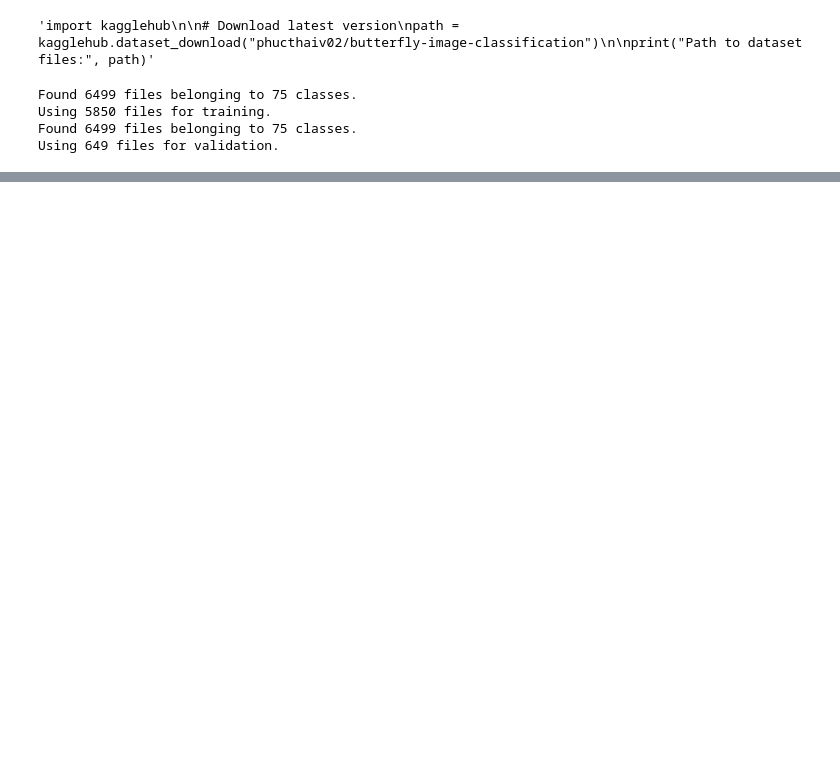
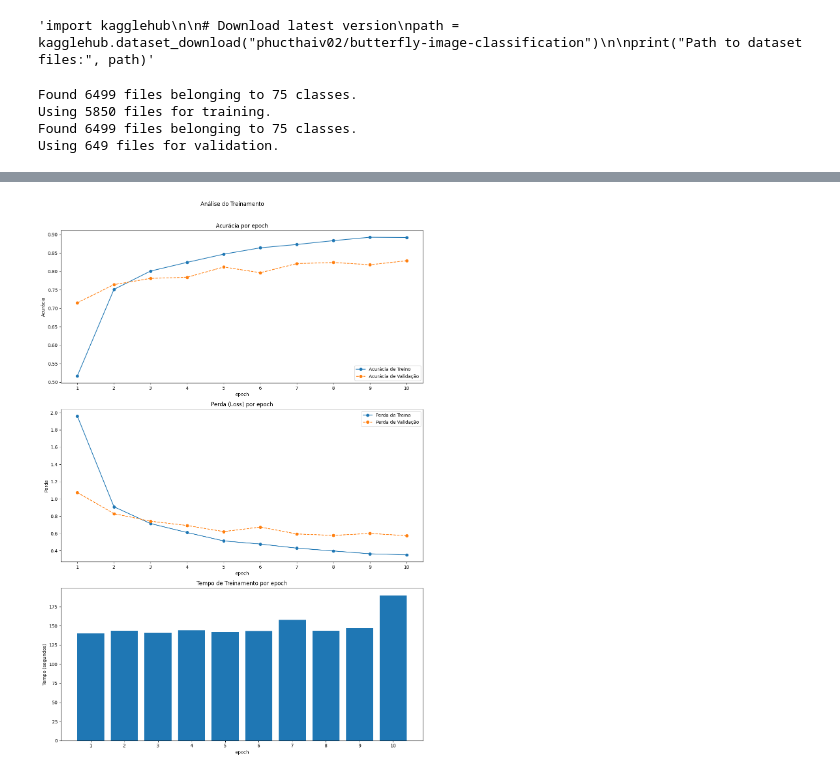
Before and after one commit to PedroQuinet/IC-UFRJ-Zanini, a Jupyter notebook: transfer_learning_reference_2/training_models_metodo2.ipynb, the cells around one changed output, grey strips where cells are left out. Drawn from its saved outputs; the diff is of its cells as text; code cells hidden in the pictures; blank space fills up the shorter version.

```diff
--- a/transfer_learning_reference_2/training_models_metodo2.ipynb
+++ b/transfer_learning_reference_2/training_models_metodo2.ipynb
@@ -16,7 +16,7 @@ print("Path to dataset files:", path)"""
 'import kagglehub\n\n# Download latest version\npath = kagglehub.dataset_download("phucthaiv02/butterfly-image-classification")\n\nprint("Path to dataset files:", path)'
 # %%
 train_ds = keras.utils.image_dataset_from_directory(
-    r'C:\Users\pedro.quinet\Desktop\IC-UFRJ-Zanini\IC-UFRJ-Zanini\transfer_learning_reference_2\treino',
+    r'C:\Users\pedro.quinet\Desktop\IC-UFRJ-Zanini\transfer_learning_reference_2\treino',
     labels="inferred",
     label_mode="int",
     class_names=None,
@@ -28,7 +28,7 @@ train_ds = keras.utils.image_dataset_from_directory(
     seed = 123)
 
 validation_ds = keras.utils.image_dataset_from_directory(
-    r'C:\Users\pedro.quinet\Desktop\IC-UFRJ-Zanini\IC-UFRJ-Zanini\transfer_learning_reference_2\treino',
+    r'C:\Users\pedro.quinet\Desktop\IC-UFRJ-Zanini\transfer_learning_reference_2\treino',
     labels="inferred",
     label_mode="int",
     class_names=None,
@@ -38,6 +38,10 @@ validation_ds = keras.utils.image_dataset_from_directory(
     validation_split=0.1,
     subset="validation",
     seed = 123)
+
+# Passar 60 baches de treino para teste
+test_ds = train_ds.take(60)
+train_ds = train_ds.skip(60)
 # %% [output]
 Found 6499 files belonging to 75 classes.
 Using 5850 files for training.
@@ -159,0 +264,38 @@ Shape das features de treino: (5850, 5, 5, 2048)
+# %%
+
+# Criar a figura e os eixos para os plots
+fig, (ax1, ax2, ax3) = plt.subplots(3, 1, figsize=(12, 18))
+fig.suptitle('Análise do Treinamento')
+
+# Plot 1: Acurácia de Treino e Validação
+ax1.plot(epochs_range, acc, 'o-', label='Acurácia de Treino')
+ax1.plot(epochs_range, val_acc, 'o--', label='Acurácia de Validação')
+ax1.set_title('Acurácia por epoch')
+ax1.set_xlabel('epoch')
+ax1.set_ylabel('Acurácia')
+ax1.legend(loc='lower right') # Para não atrapalhar o gráfico
+ax1.set_xticks(epochs_range)
+
+
+# Plot 2: Loss de Treino e Validação
+ax2.plot(epochs_range, loss, 'o-', label='Perda de Treino')
+ax2.plot(epochs_range, val_loss, 'o--', label='Perda de Validação')
+ax2.set_title('Perda (Loss) por epoch')
+ax2.set_xlabel('epoch')
+ax2.set_ylabel('Perda')
+ax2.legend(loc='upper right') # Para não atrapalhar o gráfico
+ax2.set_xticks(epochs_range)
+
+
+# Plot 3: Tempo por Época
+ax3.bar(epochs_range, epoch_times)
+ax3.set_title('Tempo de Treinamento por epoch')
+ax3.set_xlabel('epoch')
+ax3.set_ylabel('Tempo (segundos)')
+ax3.set_xticks(epochs_range)
+
+# Ajustar o layout e exibir os plots
+plt.tight_layout(rect=[0, 0.03, 1, 0.97])
+plt.show()
+# %% [output]
+[figure, added]
```
Also changed, not shown: parts of 18 cells of this notebook, 2 other files.
